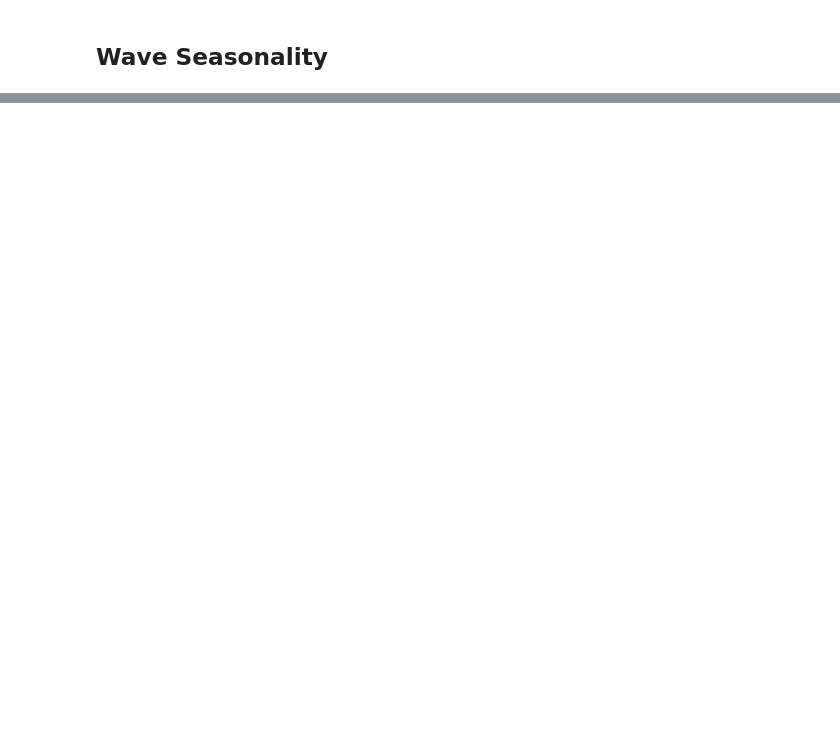
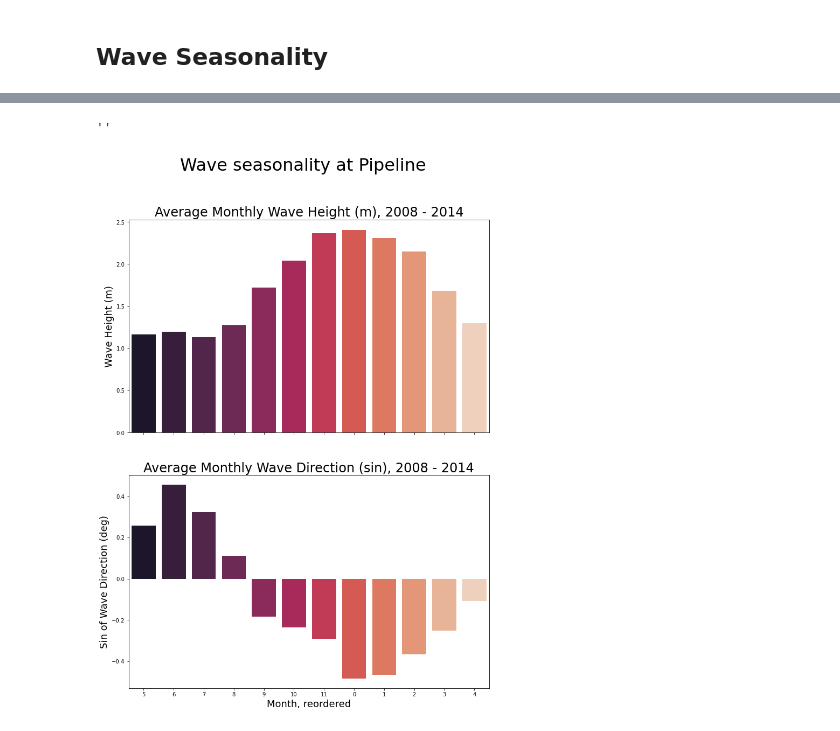
Before and after one commit to pezpet/capstone, a Jupyter notebook: code/05-eda.ipynb, the cells around one changed output, grey strips where cells are left out. Saved outputs shown, nothing was run; the diff lists cells and outputs as text; code cells hidden in the pictures; blank space fills up the shorter version.

```diff
--- a/code/05-eda.ipynb
+++ b/code/05-eda.ipynb
@@ -266,0 +306,17 @@ df2.sort_values(by='score', ascending=False).head()
+# %%
+df = buoy.groupby(by=buoy['date'].dt.month).mean()
+df = df.reset_index()
+fig, axes = plt.subplots(2, 1,figsize=(12, 16), sharex=True)
+fig.suptitle('Wave seasonality at Pipeline', size=32)
+sns.barplot(ax=axes[0], x=df.index, y=df['wave_height'], palette='rocket', order=[5, 6, 7, 8, 9, 10, 11, 0, 1, 2, 3, 4])
+sns.barplot(ax=axes[1], x=df.index, y=df["dominant_wave_direction_sin"], palette='rocket', order=[5, 6, 7, 8, 9, 10, 11, 0, 1, 2, 3, 4])
+axes[0].set_title("Average Monthly Wave Height (m), 2008 - 2014", size=24)
+axes[1].set_title("Average Monthly Wave Direction (sin), 2008 - 2014", size=24)
+axes[1].set_xlabel("Month, reordered", size=18)
+axes[0].set_ylabel("Wave Height (m)", size=18)
+axes[1].set_ylabel("Sin of Wave Direction (deg)", size=18)
+plt.savefig('../presentation/figures/wave-seasons.png')
+;
+# %% [output]
+''
+[figure, added]
```
Also changed, not shown: parts of 5 cells of this notebook, 3 other files.
